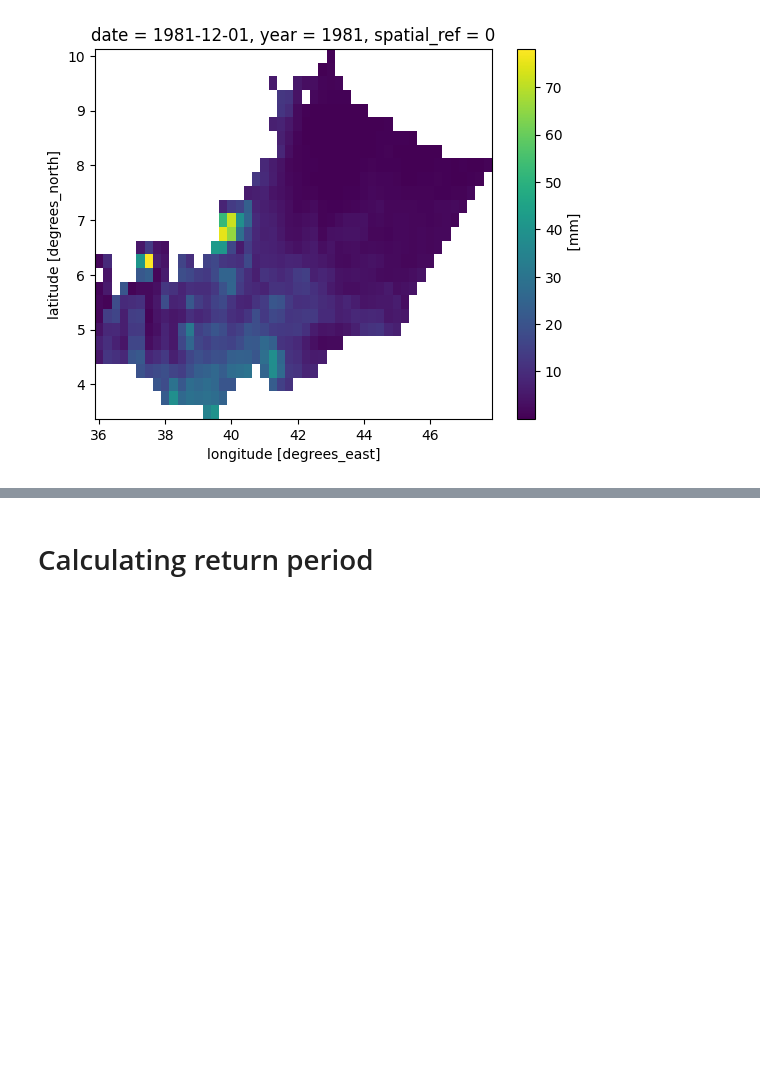
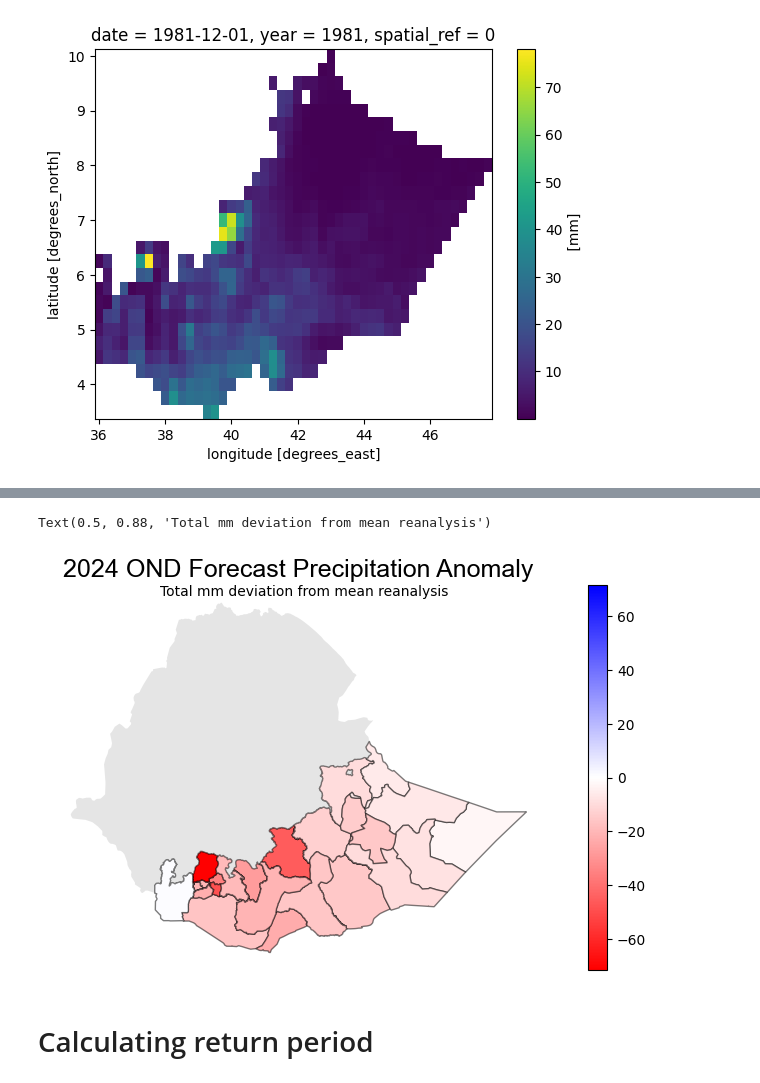
Before and after one commit to OCHA-DAP/ds-aa-eth-drought, a Jupyter notebook: analysis/02_0_historical_conditions_review.ipynb, the cells around one changed output, grey strips where cells are left out. Saved outputs shown, nothing was run; the diff lists cells and outputs as text; code cells hidden in the pictures; blank space fills up the shorter version.

```diff
--- a/analysis/02_0_historical_conditions_review.ipynb
+++ b/analysis/02_0_historical_conditions_review.ipynb
@@ -324,7 +324,7 @@ ds_tp_clip.sel({"date": "1981-12-01"}).plot()
 <matplotlib.collections.QuadMesh at 0x...>
 [figure]
 # %%
-ds_mean = ds_tp_clip.groupby("year").mean()
+ds_mean = ds_tp_clip_era5.groupby("year").mean()
 ds_total_mean = ds_mean.mean(dim=["x", "y"])
 df_era5 = (
     ds_total_mean.to_dataframe(name="mean_ond_precip")
@@ -373,3 +422,37 @@ fig.add_annotation(
+# %%
+data = {
+    "admin2Pcode": adm2s,
+    "MEAN_OND_PRECIP": mean_ond_precip,
+    "2024_FORECAST_PRECIP": forecast_2024_precip,
+}
+df_mean = pd.DataFrame(data)
+gdf_mean = gdf3_sel.merge(df_mean, on="admin2Pcode", how="inner")
+gdf_mean["PRECIP_DIFF"] = gdf_mean["2024_FORECAST_PRECIP"] - gdf_mean["MEAN_OND_PRECIP"]
+# %%
+vmin = gdf_mean["PRECIP_DIFF"].min()
+vmax = gdf_mean["PRECIP_DIFF"].max()
+abs_max = max(abs(vmin), abs(vmax))
+
+fig, ax = plt.subplots(1, 1, figsize=(10, 5))
+gdf0.plot(ax=ax, color="gray", alpha=0.2)
+gdf_mean.plot(
+    column="PRECIP_DIFF",
+    cmap="bwr_r",
+    ax=ax,
+    legend=True,
+    vmin=-abs_max,
+    vmax=abs_max,
+    edgecolor=(0, 0, 0, 0.5),
+)
+ax.set_axis_off()
+ax.set_title(
+    "2024 OND Forecast Precipitation Anomaly",
+    fontdict={"fontsize": 18, "fontname": "Arial"},
+)
+fig.suptitle("Total mm deviation from mean reanalysis", fontsize=10, y=0.88)
+# %% [output]
+Text(0.5, 0.88, 'Total mm deviation from mean reanalysis')
+[figure, added]
 # %% [markdown]
 # Calculating return period
 # %%
```
Also changed, not shown: parts of 7 cells of this notebook.
